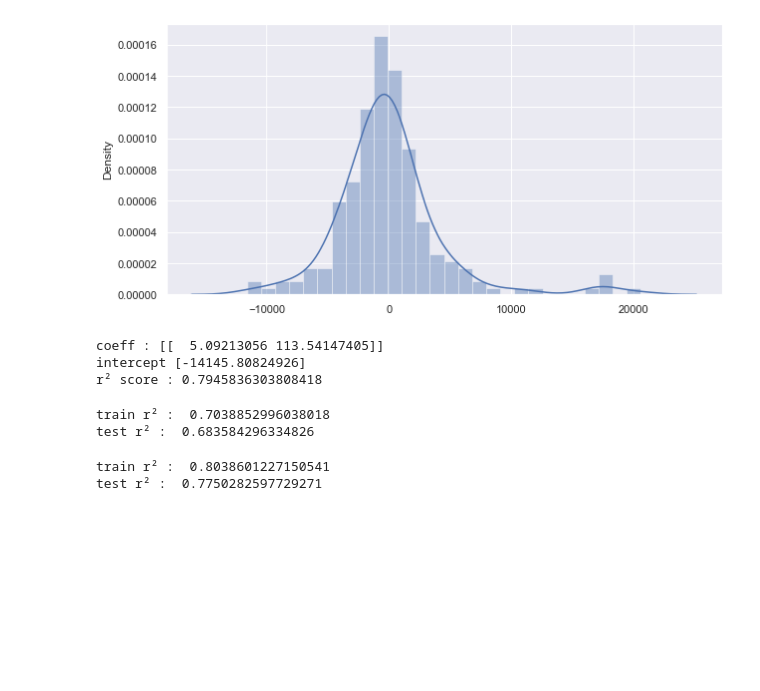
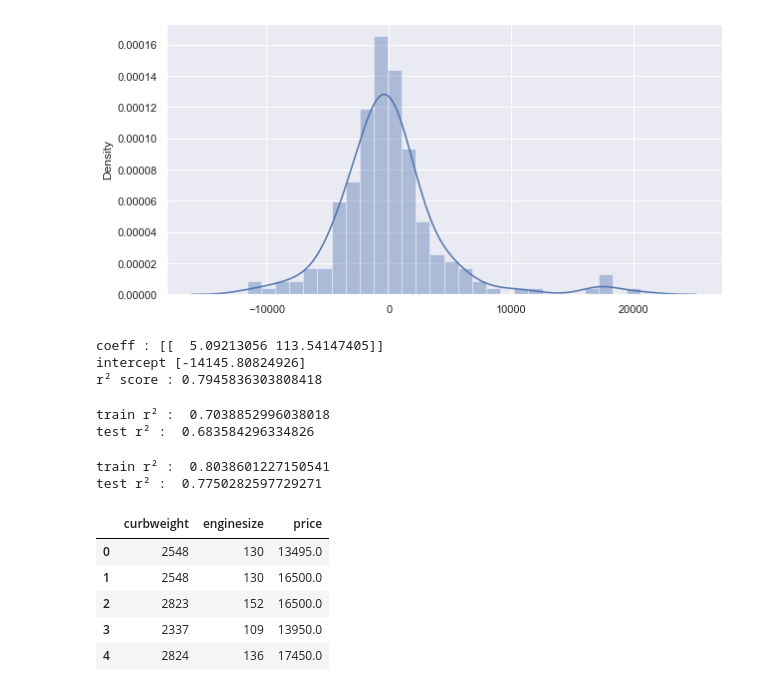
Before and after one commit to phileas2000/APICars, a Jupyter notebook: main.ipynb, the cells around one changed output. Saved outputs shown, nothing was run; the diff lists cells and outputs as text; code cells hidden in the pictures; blank space fills up the shorter version.

```diff
--- a/main.ipynb
+++ b/main.ipynb
@@ -61,3 +61,12 @@ train r² :  0.8038601227150541
 test r² :  0.7750282597729271
 # %%
 pickle.dump(lin_reg, open('linear_reg_model.sav', 'wb'))
+# %%
+df[['curbweight', 'enginesize', 'price']].head()
+# %% [output]
+|  | curbweight | enginesize | price |
+| 0 | 2548 | 130 | 13495.0 |
+| 1 | 2548 | 130 | 16500.0 |
+| 2 | 2823 | 152 | 16500.0 |
+| 3 | 2337 | 109 | 13950.0 |
+| 4 | 2824 | 136 | 17450.0 |
```
Also changed, not shown: 2 other files.
